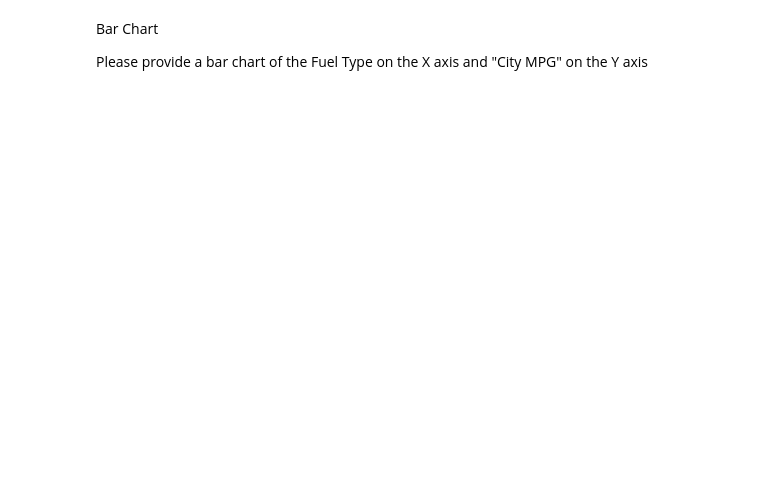
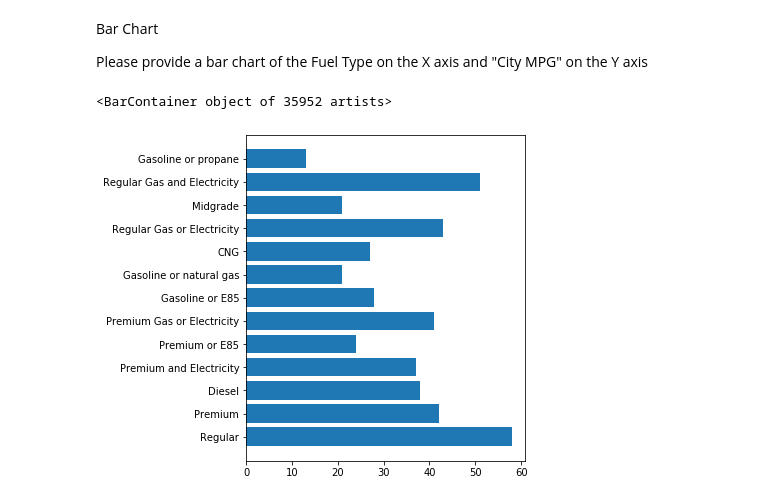
Before and after one commit to COABRIL/dataptmad1019, a Jupyter notebook: module-2/lab-matplotlib-seaborn/your-code/challenge-1.ipynb, the cells around one changed output. Saved outputs shown, nothing was run; the diff lists cells and outputs as text; code cells hidden in the pictures; blank space fills up the shorter version.

```diff
--- a/module-2/lab-matplotlib-seaborn/your-code/challenge-1.ipynb
+++ b/module-2/lab-matplotlib-seaborn/your-code/challenge-1.ipynb
@@ -143,0 +153,7 @@ Please provide a bar chart of the Fuel Type on the X axis and "City MPG" on the
+# %%
+# your code here
+fig, ax = plt.subplots(nrows=1, ncols=1, figsize=(5,6))
+ax.barh(vehicles['Fuel Type'],vehicles['City MPG'])
+# %% [output]
+<BarContainer object of 35952 artists>
+[figure, added]
```
Also changed, not shown: parts of 4 cells of this notebook.
